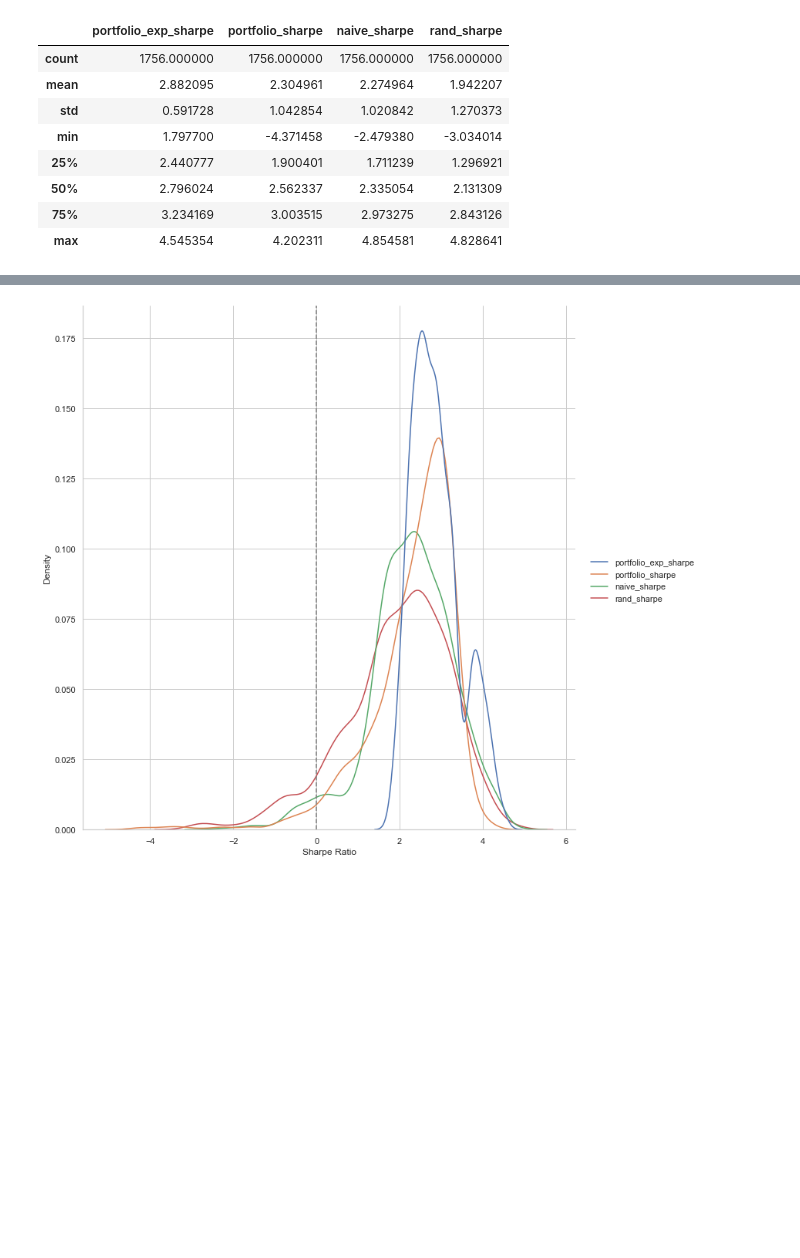
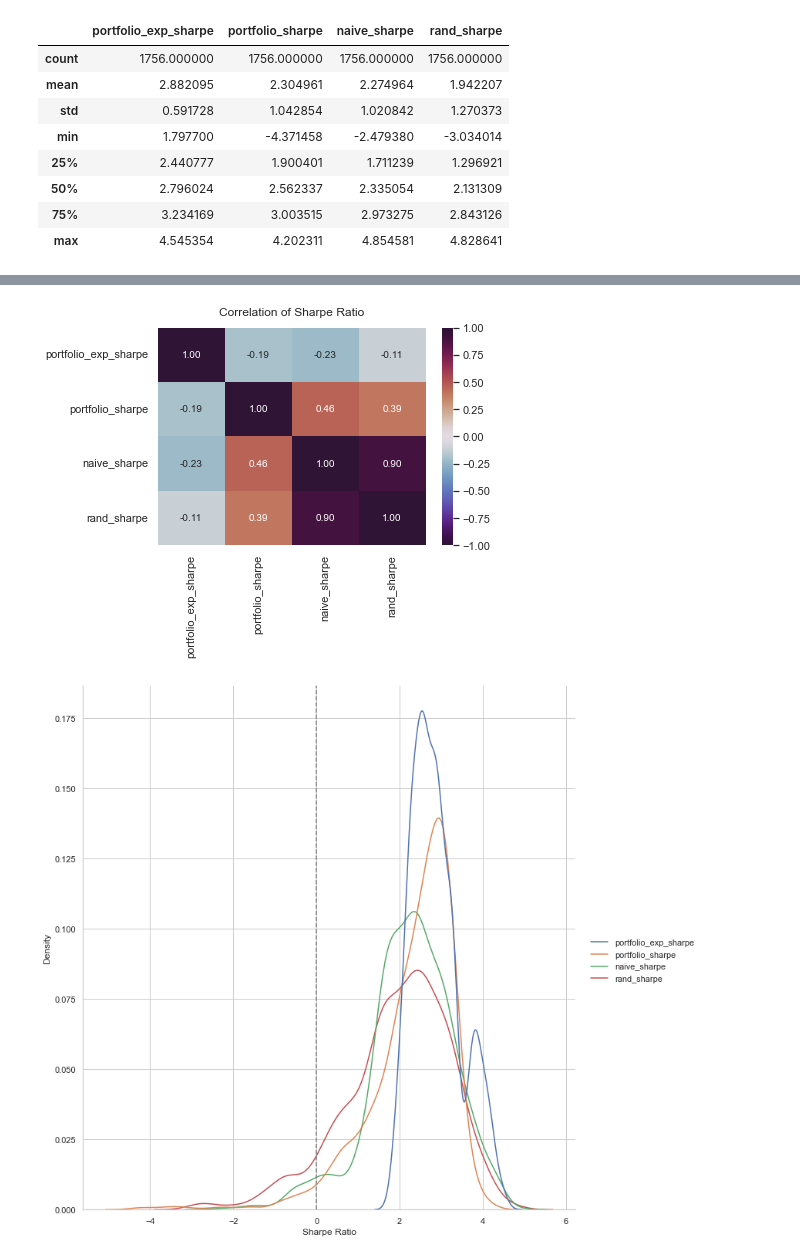
Before and after one commit to marcus-santos/portfolio, a Jupyter notebook: index.ipynb, the cells around one changed output, grey strips where cells are left out. Cells and saved outputs as stored; diff of their text form; code cells hidden in the pictures; blank space fills up the shorter version.

Commit message:
add correlations

```diff
--- a/index.ipynb
+++ b/index.ipynb
@@ -376,3 +376,8 @@ plt.title("Rolling Sharpes");
+# %%
+h = sns.heatmap(data.filter(regex='sharpe').corr(), annot=True, fmt='.2f', vmin=-1, vmax=1, cmap='twilight_shifted');
+h.set_title('Correlation of Sharpe Ratio', fontdict={'fontsize':12}, pad=12);
+# %% [output]
+[figure, added]
 # %%
 sns.displot(data.filter(regex='sharpe'), kind="kde", height=10);
 plt.axvline(x = 0, color = '0.5', linestyle='--', label = '');
```
Also changed, not shown: parts of 4 cells of this notebook.
